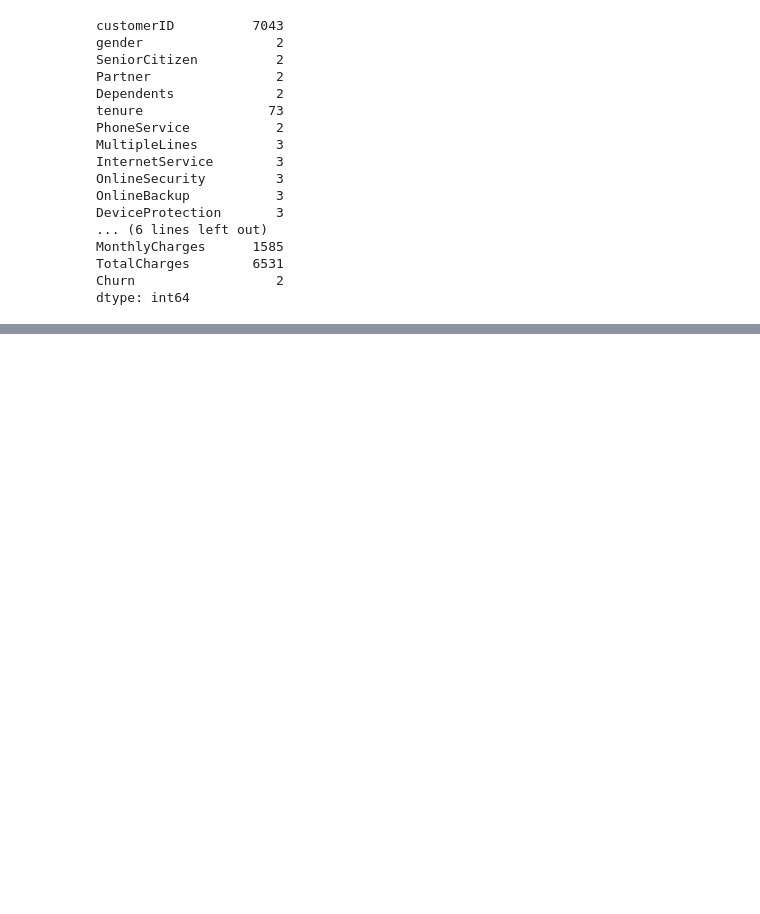
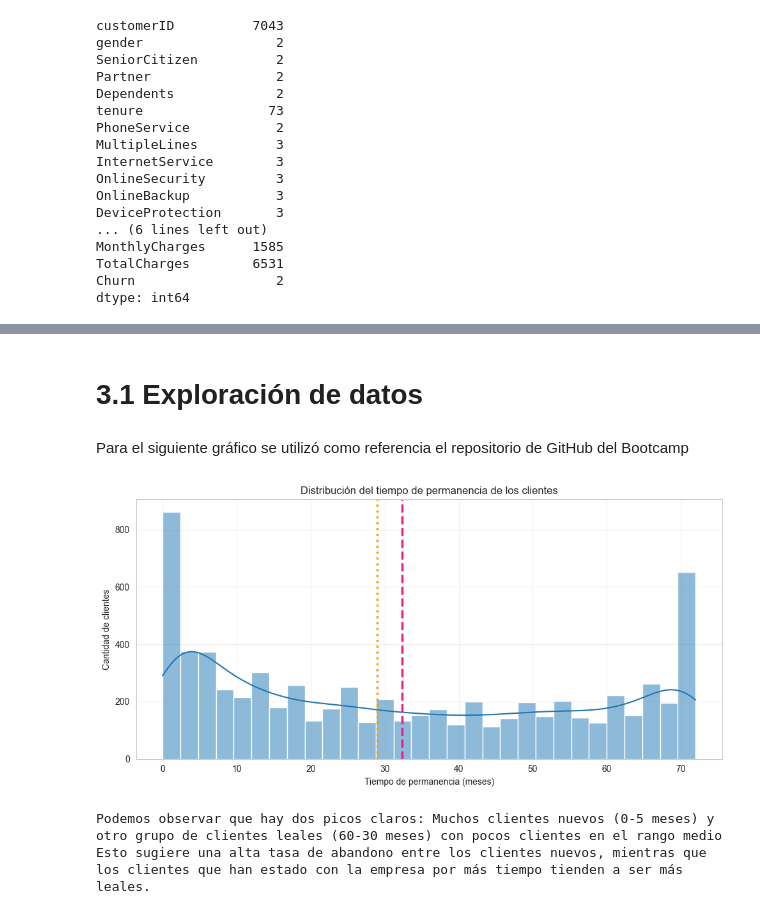
Before and after one commit to OrtegaHamel/Examen1_intento1, a Jupyter notebook: notebooks/examen1_intento1.ipynb, the cells around one changed output, grey strips where cells are left out. Cells and saved outputs as stored; diff of their text form; code cells hidden in the pictures; blank space fills up the shorter version.

Commit message:
Realización de análisis y gráficos

```diff
--- a/notebooks/examen1_intento1.ipynb
+++ b/notebooks/examen1_intento1.ipynb
@@ -192,0 +259,18 @@ dtype: int64
+# %%
+# Rellenamos los valores nulos de la columna 'TotalCharges' con el valor de la columna 'MonthlyCharges'
+df_telco.loc[df_telco['TotalCharges'].isnull(), 'TotalCharges'] = df_telco['MonthlyCharges']
+
+# Mostramos los valores nulos en cada columna del Data Frame después de rellenar los valores nulos
+print("=" * 50)
+print("Valores nulos en la columna 'TotalCharges' después de rellenar los valores nulos:")
+display(df_telco["TotalCharges"].isnull().sum())
+
+# Mostramos la cantidad de clientes que tienen valores nulos en la columna 'TotalCharges'
+print("=" * 50)
+print("Cantidad de clientes que tienen valores nulos en la columna 'TotalCharges':")
+display(df_telco[df_telco["TotalCharges"].isnull()])
+
+# Mostramos los clientes que tienen ternure igual a 0 meses para ver cómo queda la columna 'TotalCharges' después de rellenar los valores nulos
+print("=" * 50)
+print("Clientes que tienen ternure igual a 0 meses:")
+display(df_telco[df_telco["tenure"] == 0])
@@ -192,0 +300,27 @@ dtype: int64
+# %% [markdown]
+# 3.1 Exploración de datos
+# %% [markdown]
+Para el siguiente gráfico se utilizó como referencia el repositorio de GitHub del Bootcamp
+# %%
+# Histograma de la columna 'tenure' para ver la cantidad de clientes según su tiempo como cliente
+fig, ax = plt.subplots(figsize=(10, 5))
+sns.histplot(data=df_telco, x='tenure', bins=30, kde=True)
+
+media   = df_telco["tenure"].mean()
+mediana = df_telco["tenure"].median()
+ax.axvline(media,   color= "#E91E8C", linewidth=2.5, linestyle="--", label=f"Media: {media:.1f}")
+ax.axvline(mediana, color="#F59E0B", linewidth=2.5, linestyle=":",  label=f"Mediana: {mediana:.1f}")
+ax.set_title('Distribución del tiempo de permanencia de los clientes')
+ax.set_xlabel('Tiempo de permanencia (meses)')
+ax.set_ylabel('Cantidad de clientes')
+ax.grid(alpha=0.3)
+
+plt.tight_layout()
+plt.show()
+
+print("Podemos observar que hay dos picos claros: Muchos clientes nuevos (0-5 meses) y otro grupo de clientes leales (60-30 meses) con pocos clientes en el rango medio")
+print("Esto sugiere una alta tasa de abandono entre los clientes nuevos, mientras que los clientes que han estado con la empresa por más tiempo tienden a ser más leales.")
+# %% [output]
+[figure, added]
+Podemos observar que hay dos picos claros: Muchos clientes nuevos (0-5 meses) y otro grupo de clientes leales (60-30 meses) con pocos clientes en el rango medio
+Esto sugiere una alta tasa de abandono entre los clientes nuevos, mientras que los clientes que han estado con la empresa por más tiempo tienden a ser más leales.
```
Also changed, not shown: parts of 19 cells of this notebook.
